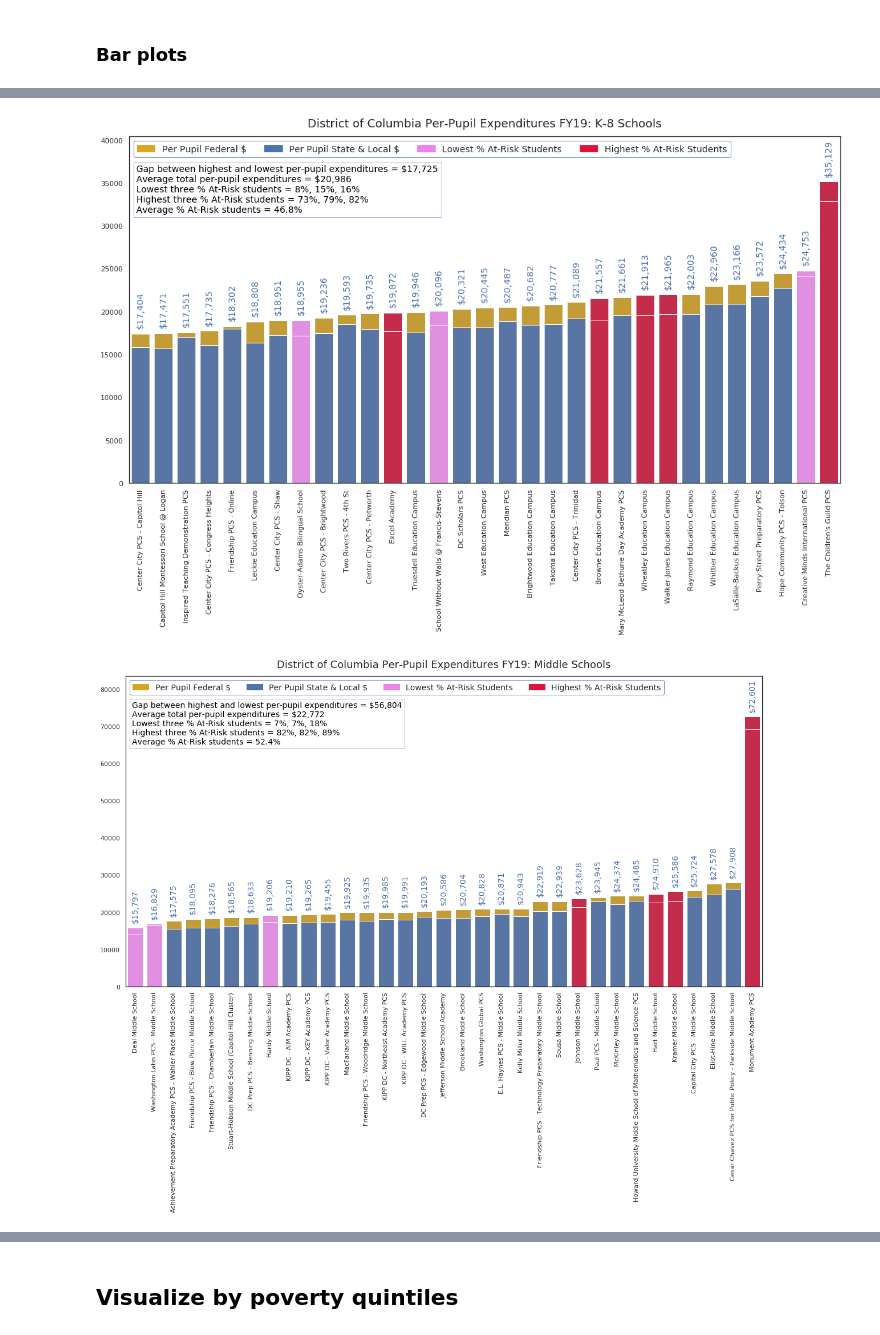
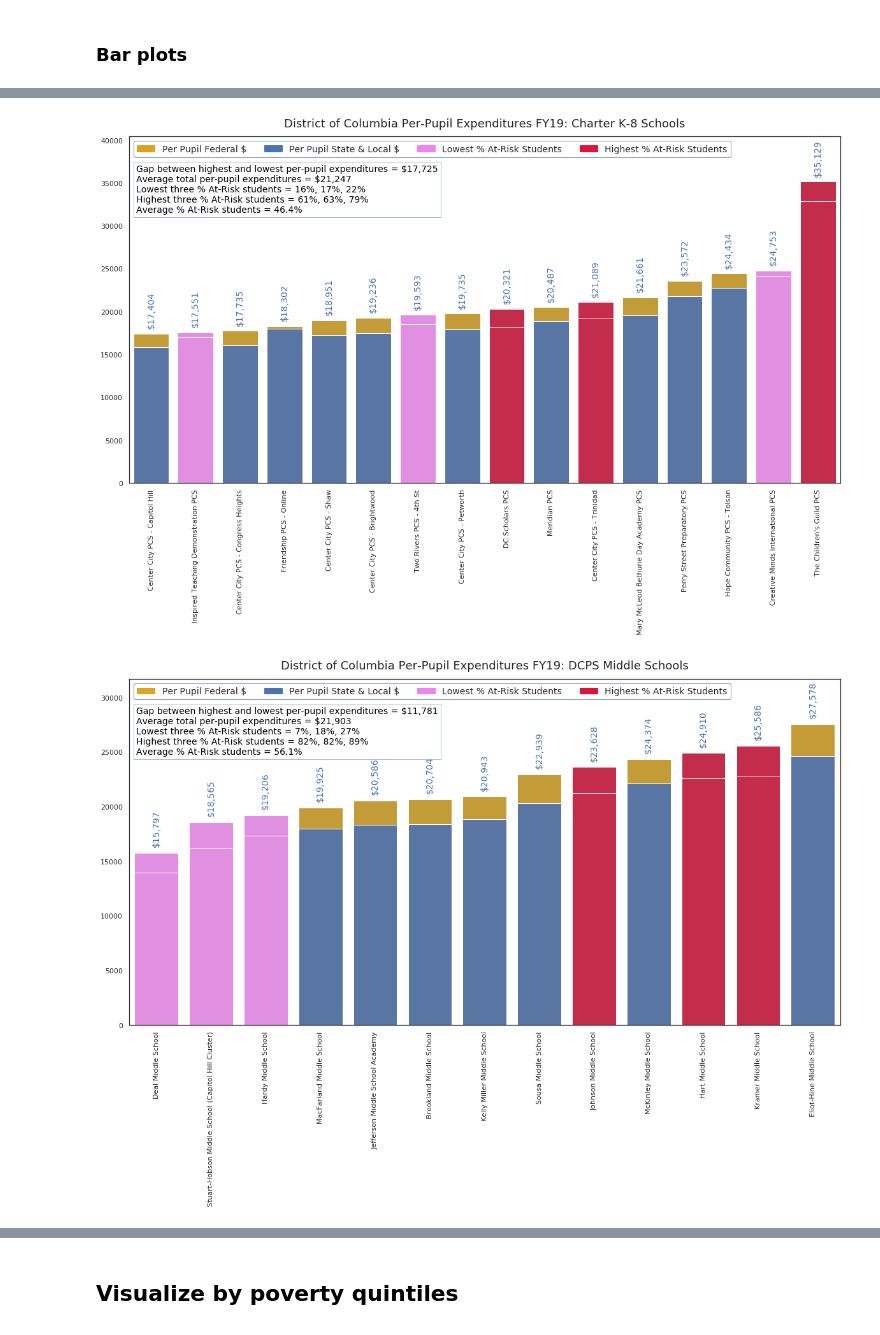
Before and after one commit to comp-strat/edunomics_arrays, a Jupyter notebook: dc/dc_arrays.ipynb, the cells around one changed output, grey strips where cells are left out. Cells and saved outputs as stored; diff of their text form; code cells hidden in the pictures.

Commit message:
separated charter from TPS, split TPS Elem by spending

```diff
--- a/dc/dc_arrays.ipynb
+++ b/dc/dc_arrays.ipynb
@@ -513,0 +516,7 @@ plt.show()
+# %%
+# Separate DF into charter vs. not
+charter = df[(df["Entity Type"] == "Charter") | (df["Entity Type"] == "Charter (Alternative)")]
+tps = df[(df["Entity Type"] == "DCPS") | (df["Entity Type"] == "DCPS (Alternative)")]
+
+print("Number of charter schools:", str(len(charter)))
+print("Number of TPSs:", str(len(tps)))
@@ -547,0 +544,18 @@ elem_small
+# %%
+# Separate each DF into Elementary, K-8, Middle, High levels
+elem_tps = tps[tps["Level"]=="Elementary School"].reset_index(drop=True)
+k8_tps = tps[tps["Level"]=="K-8 School"].reset_index(drop=True)
+middle_tps = tps[tps["Level"]=="Middle School"].reset_index(drop=True)
+high_tps = tps[tps["Level"]=="High School"].reset_index(drop=True)
+
+elem_ch = charter[charter["Level"]=="Elementary School"].reset_index(drop=True)
+k8_ch = charter[charter["Level"]=="K-8 School"].reset_index(drop=True)
+middle_ch = charter[charter["Level"]=="Middle School"].reset_index(drop=True)
+high_ch = charter[charter["Level"]=="High School"].reset_index(drop=True)
+
+# Break down TPS elementary schools into two spending categories: low (< median) and high (>= median)
+elem_tps_avg = elem_tps["Total Per-Pupil Expenditure"].median()
+elem_tps_low = elem_tps[elem_tps["Total Per-Pupil Expenditure"] < elem_tps_avg].reset_index(drop=True)
+elem_tps_hi = elem_tps[elem_tps["Total Per-Pupil Expenditure"] >= elem_tps_avg].reset_index(drop=True)
+
+elem_tps_hi
@@ -548,5 +581,5 @@ elem_small
 # %%
 # Simple bar plot of spending
-ax = sns.barplot(x = "School Code", y = "Total Per-Pupil Expenditure", data = high)
+ax = sns.barplot(x = "School Code", y = "Total Per-Pupil Expenditure", data = elem_tps_hi)
 plt.show()
 # %% [output]
@@ -564,6 +597,7 @@ def makegraph(merged_df,
               subtitle = "",
               high_color = "crimson",
               low_color = "violet",
+              maxheight = 0,
               size = (20, 10)):
 
     """
@@ -581,6 +615,7 @@ def makegraph(merged_df,
     subtitle: secondary title for bar plot (after short_title)
     high_color: matplotlib-recognized color for three schools with highest % students At-Risk/in poverty
     low_color: matplotlib-recognized color for three schools with lowest % students At-Risk/in poverty
+    maxheight: maximum height of bar graph (on y-axis). If not set, defaults to 1.15*highest value of totalcol
     size: size of barplot - default is plenty big.
 
     Outputs:
@@ -626,9 +661,10 @@ def makegraph(merged_df,
                 label = "Per Pupil Federal $", palette=totalclrs, ci=None) #color="goldenrod"
 
     # Annotate bar plot woth bar values
+    notepad = max((1700), (.06*topscore)) # set buffer for bar values
     for p in splot.patches:
         splot.annotate("$"+str("{:,.0f}".format(p.get_height(), ".0f")),
-                       (p.get_x() + p.get_width() / 2., p.get_height()+(.06*topscore)),
+                       (p.get_x() + p.get_width() / 2., p.get_height()+notepad),
                        ha = "center", va = "center",
                        xytext = (0, 9),
                        color = "b",
@@ -652,8 +688,11 @@ def makegraph(merged_df,
     high_patch = mpatches.Patch(color=high_color, label="Highest % At-Risk Students")
     ax.legend(handles=[gold_patch,blue_patch,low_patch,high_patch], ncol=4, loc="upper left", frameon = True, fontsize=14, edgecolor="b")
 
-    # Add axis labels
-    ax.set(ylabel="", xlabel = "", ylim=(0,1.15*topscore)) #xlabel=idcol
+    # Add axis labels, set ylim
+    if maxheight == 0: # Use default max height if not set
+        ax.set(ylabel="", xlabel = "", ylim=(0,1.15*topscore)) #xlabel=idcol
+    else:
+        ax.set(ylabel="", xlabel = "", ylim=(0,maxheight)) #xlabel=idcol
     ax.set_xticklabels(ax.get_xticklabels(), rotation=90)
 
     if len(subtitle) > 0:
@@ -689,8 +736,8 @@ makegraph(elem_large, subtitle = "Larger Elementary Schools (over 400 students)"
 # %%
-makegraph(k_8, subtitle = "K-8 Schools")
+makegraph(k8_ch, subtitle = "Charter K-8 Schools")
 # %% [output]
-[figure, old version]
+[figure, new version]
 # %%
-makegraph(middle, subtitle = "Middle Schools")
+makegraph(middle_tps, subtitle = "DCPS Middle Schools")
 # %% [output]
-[figure, old version]
+[figure, new version]
```
Also changed, not shown: parts of 17 cells of this notebook, 9 other files.
